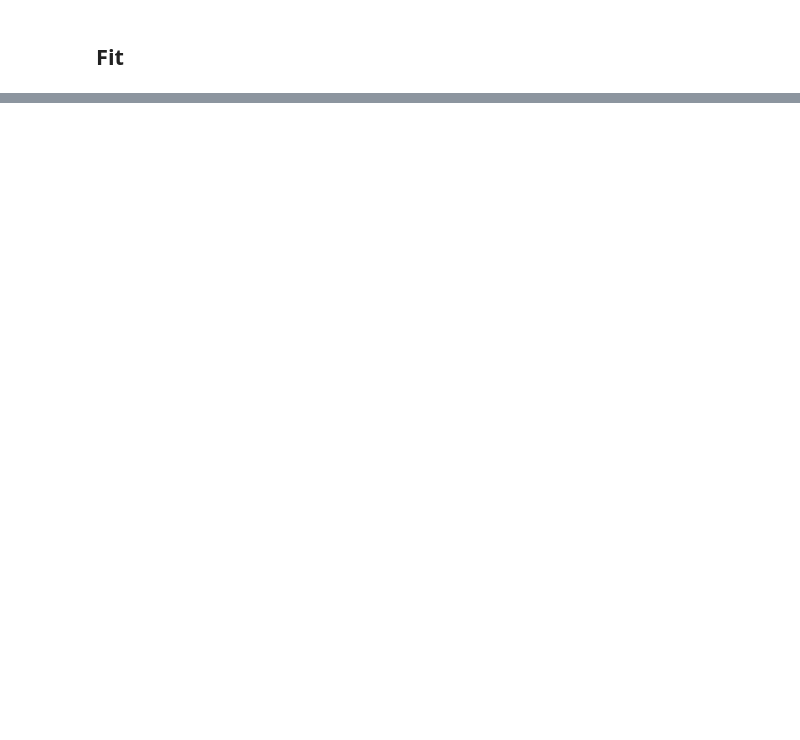
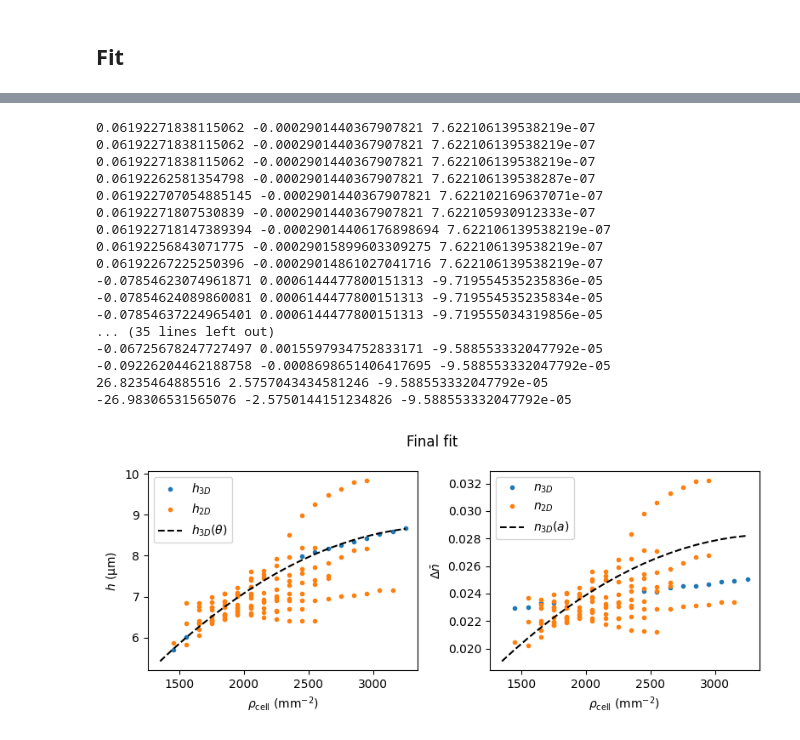
Before and after one commit to siljabl/MDCK-QPI, a Jupyter notebook: scripts/analysis/calibration_analysis.ipynb, the cells around one changed output, grey strips where cells are left out. Saved outputs shown, nothing was run; the diff lists cells and outputs as text; code cells hidden in the pictures; blank space fills up the shorter version.

Commit message:
finalized script

```diff
--- a/scripts/analysis/calibration_analysis.ipynb
+++ b/scripts/analysis/calibration_analysis.ipynb
@@ -315,0 +332,70 @@ fig
+# %%
+# Fit heights and ri simultaneously
+
+def residuals(param):
+    a     = param[0:3]
+    theta = param[3:6]
+
+    # Constraints: h_2D = Delta n * h_3D / f_2D
+    h2D_pred  = (1 / _2DQPI.dn0) * poly2(a, rho_2D) * poly2(theta, rho_2D)
+    h3D_pred  = poly2(theta, rho_3D)
+    dn3D_pred = poly2(a, rho_3D)
+
+    rh2D = (h2D - h2D_pred) * wh2D / h2D
+    rh3D = (h3D - h3D_pred) * wh3D / h3D
+    rn3D = ((dn3D - dn3D[0]) - (dn3D_pred - dn3D_pred[0])) * wn3D / dn3D
+
+    print(np.sum(rh2D), np.sum(rh3D), np.sum(rn3D))
+
+    return np.concatenate([rh2D, rh3D, rn3D])
+
+p0 = np.concatenate([a0, theta0])
+
+result = least_squares(residuals, p0, method='lm')
+a      = result.x[0:3:]
+theta  = result.x[3:6]
+
+
+# Compute fit values at 2D QPI densities
+h3D_at_2D = poly2(theta, rho_2D)
+dn2D      = 0.04 * h2D / h3D_at_2D
+h2D_calib = _2DQPI.dn0 * h2D / poly2(a, rho_2D)
+
+
+fig, ax = plt.subplots(1,2, figsize=(8,3.5))
+fig.suptitle("Final fit")
+
+ax[0].plot(rho_3D, h3D,       '.', label=r"$h_{3D}$")
+ax[0].plot(rho_2D, h2D_calib, '.', label=r"$h_{2D}$")
+ax[0].plot(density, poly2(theta, density), 'k--', label=r"$h_{3D}(\theta)$")
+ax[0].legend()
+
+ax[1].plot(rho_3D,  dn3D, '.', label=r"$n_{3D}$")
+ax[1].plot(rho_2D,  dn2D, '.', label=r"$n_{2D}$")
+ax[1].plot(density, poly2(a, density), 'k--', label=r"$n_{3D}(a)$")
+ax[1].legend()
+
+
+ax[0].set(xlabel=r"$\rho_{\text{cell}}$ (mm$^{-2}$)", ylabel=r"$h$ (µm)");
+ax[1].set(xlabel=r"$\rho_{\text{cell}}$ (mm$^{-2}$)", ylabel=r"$\Delta \bar{n}$");
+
+fig.tight_layout()
+# %% [output]
+0.06192271838115062 -0.0002901440367907821 7.622106139538219e-07
+0.06192271838115062 -0.0002901440367907821 7.622106139538219e-07
+0.06192271838115062 -0.0002901440367907821 7.622106139538219e-07
+0.06192262581354798 -0.0002901440367907821 7.622106139538287e-07
+0.061922707054885145 -0.0002901440367907821 7.622102169637071e-07
+0.06192271807530839 -0.0002901440367907821 7.622105930912333e-07
+0.061922718147389394 -0.00029014406176898694 7.622106139538219e-07
+0.06192256843071775 -0.00029015899603309275 7.622106139538219e-07
+0.06192267225250396 -0.00029014861027041716 7.622106139538219e-07
+-0.07854623074961871 0.0006144477800151313 -9.719554535235836e-05
+-0.07854624089860081 0.0006144477800151313 -9.719554535235834e-05
+-0.07854637224965401 0.0006144477800151313 -9.719555034319856e-05
+... (35 lines left out)
+-0.06725678247727497 0.0015597934752833171 -9.588553332047792e-05
+-0.09226204462188758 -0.0008698651406417695 -9.588553332047792e-05
+26.8235464885516 2.5757043434581246 -9.588553332047792e-05
+-26.98306531565076 -2.5750144151234826 -9.588553332047792e-05
+[figure, added]
```
Also changed, not shown: parts of 15 cells of this notebook.
